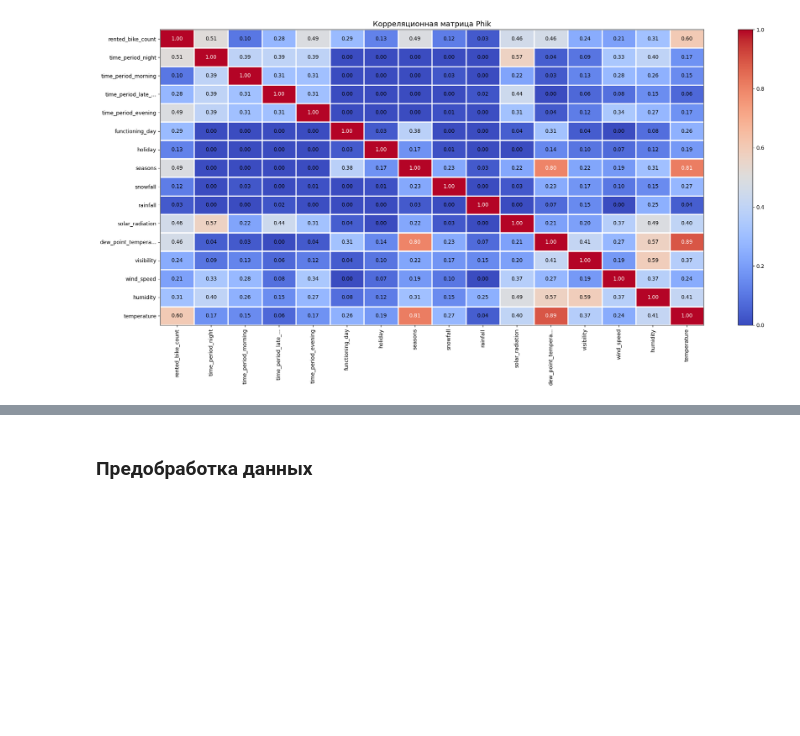
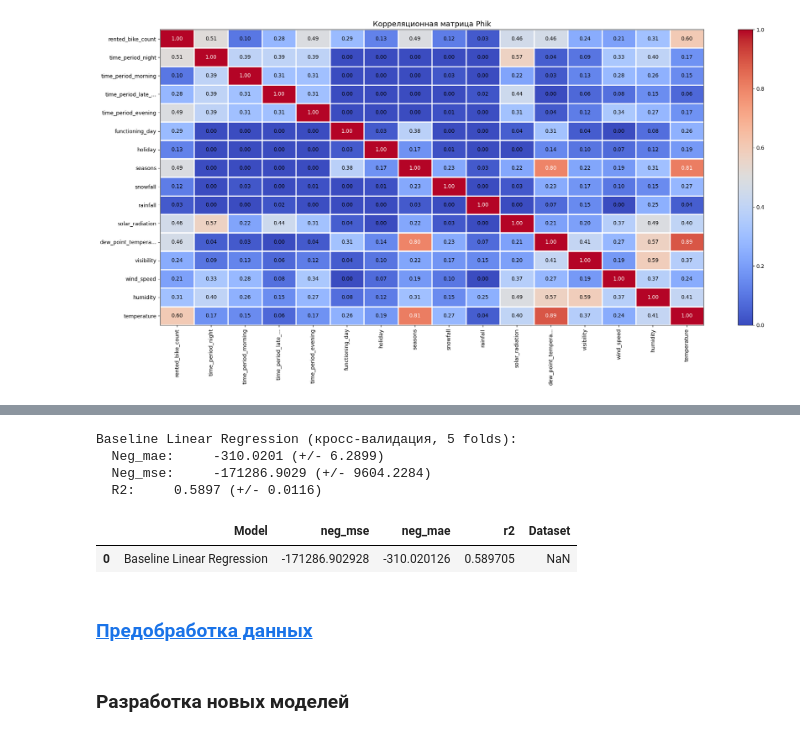
Before and after one commit to MEYakunin/Sprint14_Bike_Rental_Forecast, a Jupyter notebook: BikeSouth_nonlinear_demand_forecast.ipynb, the cells around one changed output, grey strips where cells are left out. Drawn from its saved outputs; the diff is of its cells as text; code cells hidden in the pictures; blank space fills up the shorter version.

Commit message:
BikeSouth_nonlinear_demand_forecast - Предобработка данных - ver_2

```diff
--- a/BikeSouth_nonlinear_demand_forecast.ipynb
+++ b/BikeSouth_nonlinear_demand_forecast.ipynb
@@ -555,0 +516,47 @@ interval columns not set, guessing: ['temperature', 'humidity', 'wind_speed', 'v
+# %%
+# Функция для кросс-валидации и рассчета метрик
+def cross_valid_model(X, y, pipline, name_model, scoring, cv, metrics_df):
+    # Кросс-валидация для модели
+    model_scores = cross_validate(
+        pipline,
+        X,
+        y,
+        cv=cv,
+        scoring=scoring,
+        return_train_score=False)
+
+    print(f"{name_model} (кросс-валидация, 5 folds):")
+    for metric in scoring:
+        score = 'test_' + metric
+        print(f"  {metric.capitalize()}:     {model_scores[score].mean():.4f} (+/- {model_scores[score].std():.4f})")
+
+    # Подготавливаем новые значения
+    new_data = {'Model': name_model}
+    for metric in ['r2', 'neg_mae', 'neg_mse']:
+        scores = model_scores[f'test_{metric}']
+        new_data[f'{metric}'] = scores.mean()
+
+    # Проверяем, есть ли уже такая модель в DataFrame
+    if name_model in metrics_df['Model'].values:
+        # Находим индекс строки с этой моделью и обновляем её
+        idx = metrics_df[metrics_df['Model'] == name_model].index[0]
+        for key, value in new_data.items():
+            metrics_df.at[idx, key] = value
+    else:
+        # Добавляем новую строку
+        new_row = pd.DataFrame([new_data])
+        metrics_df = pd.concat([metrics_df, new_row], ignore_index=True)
+    return model_scores, metrics_df
+# %%
+# Кросс-валидация для Baseline модели
+dummy_scores, metrics_df = cross_valid_model(X_train, y_train, baseline_pipeline, 'Baseline Linear Regression', scoring, cv, metrics_df)
+# %% [output]
+Baseline Linear Regression (кросс-валидация, 5 folds):
+  Neg_mae:     -310.0201 (+/- 6.2899)
+  Neg_mse:     -171286.9029 (+/- 9604.2284)
+  R2:     0.5897 (+/- 0.0116)
+# %%
+metrics_df
+# %% [output]
+|  | Model | neg_mse | neg_mae | r2 | Dataset |
+| 0 | Baseline Linear Regression | -171286.902928 | -310.020126 | 0.589705 | NaN |
@@ -556,5 +573,5 @@ interval columns not set, guessing: ['temperature', 'humidity', 'wind_speed', 'v
 # %% [markdown]
-### Предобработка данных
+### [Предобработка данных](#предобработка-данных)
 # %%
 class FeatureCreator(BaseEstimator, TransformerMixin):
     def __init__(self):
@@ -609,3 +630,5 @@ def create_pipeline(model):
         ('preprocessor', preprocessor),
         ('model', model)
     ])
+# %% [markdown]
+### Разработка новых моделей
```
Also changed, not shown: parts of 23 cells of this notebook.
